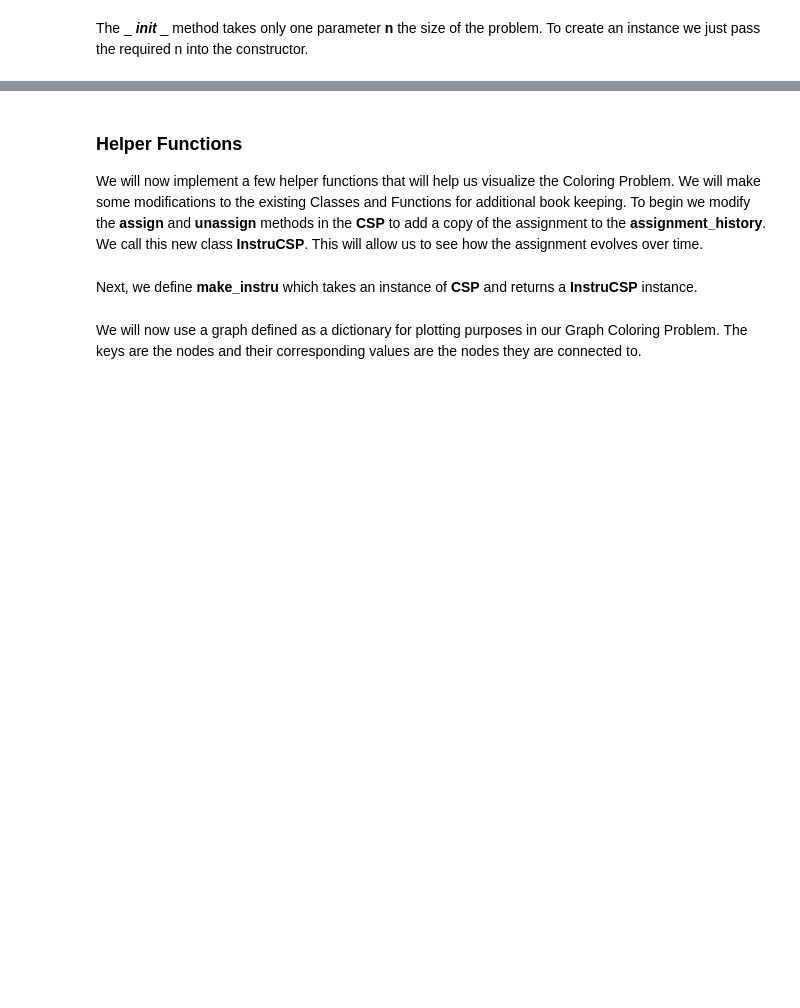
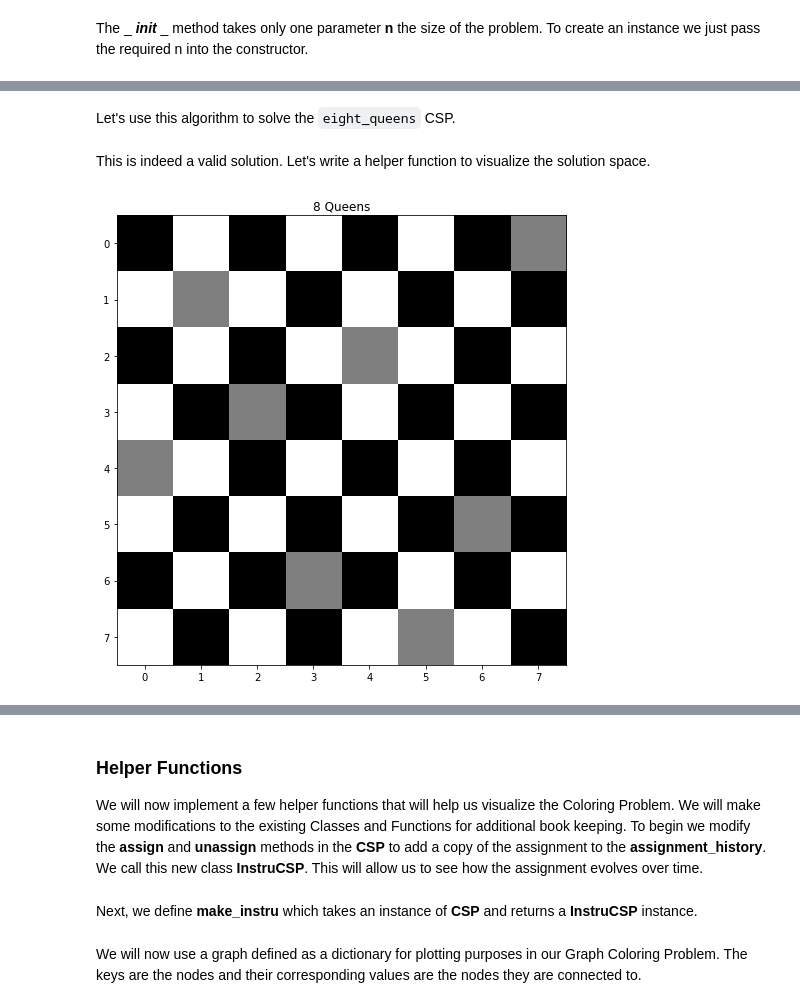
Before and after one commit to aimacode/aima-python, a Jupyter notebook: csp.ipynb, the cells around one changed output, grey strips where cells are left out. Saved outputs shown, nothing was run; the diff lists cells and outputs as text; code cells hidden in the pictures; blank space fills up the shorter version.

Commit message:
Added min-conflicts section (#841)
* Added section on min-conflicts

* Refactor one-liner for loop

* Added tests for min_conflicts and NQueensCSP

```diff
--- a/csp.ipynb
+++ b/csp.ipynb
@@ -70,0 +97,30 @@ eight_queens = NQueensCSP(8)
+# %% [markdown]
+Let's use this algorithm  to solve the `eight_queens` CSP.
+# %%
+solution = min_conflicts(eight_queens)
+# %% [markdown]
+This is indeed a valid solution.
+Let's write a helper function to visualize the solution space.
+# %%
+import matplotlib.pyplot as plt
+import numpy as np
+%matplotlib inline
+
+def display_NQueensCSP(solution):
+    n = len(solution)
+    board = np.array([2 * int((i + j) % 2) for j in range(n) for i in range(n)]).reshape((n, n))
+
+    for (k, v) in solution.items():
+        board[k][v] = 1
+
+    fig = plt.figure(figsize=(7, 7))
+    ax = fig.add_subplot(111)
+    ax.set_title(f'{n} Queens')
+    plt.imshow(board, cmap='binary', interpolation='nearest')
+    ax.set_aspect('equal')
+    fig.tight_layout()
+    plt.show()
+# %%
+display_NQueensCSP(solution)
+# %% [output]
+[figure, added]
```
Also changed, not shown: parts of 8 cells of this notebook, 1 other file.
